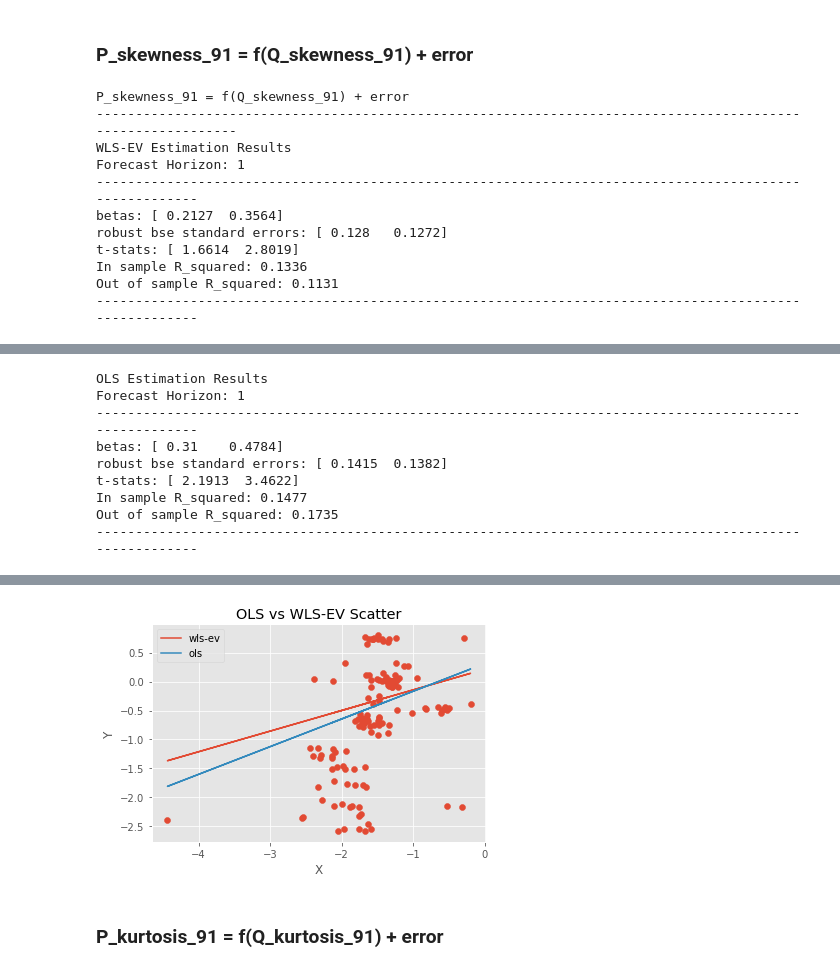
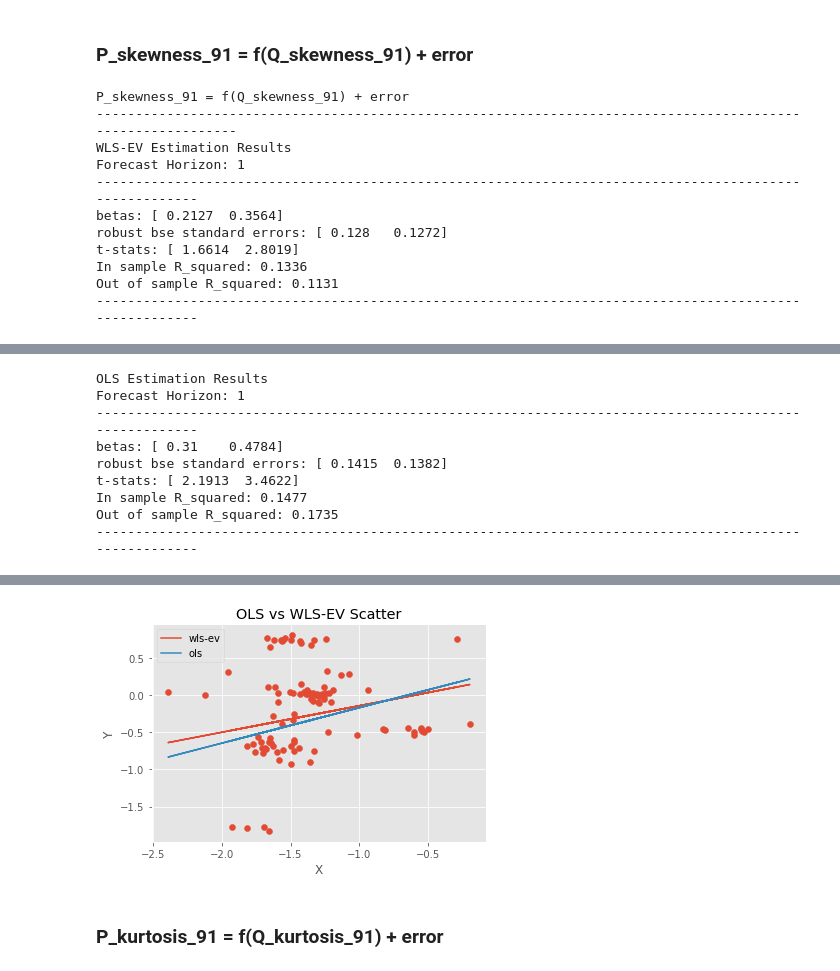
Before and after one commit to tobikuhlmann/robust-linear-forecasting, a Jupyter notebook: wlsev_analysis.ipynb, the cells around one changed output, grey strips where cells are left out. Cells and saved outputs as stored; diff of their text form; code cells hidden in the pictures.

```diff
--- a/wlsev_analysis.ipynb
+++ b/wlsev_analysis.ipynb
@@ -950,9 +976,10 @@ ols_obj.print_results()
 # get data
 X, Y, y_ols = ols_obj.get_plot_data_ols()
 
-# Visualisation
-visualisation.plot_results(X,Y,y_wlsev, y_ols) # time series plot
-visualisation.plot_scatter(X,Y,y_wlsev, y_ols) # scatter plot
+# time series plot
+visualisation.plot_results(X[:100],Y[:100],y_wlsev[:100], y_ols[:100])
+# scatter plot
+visualisation.plot_scatter(X[:100],Y[:100],y_wlsev[:100], y_ols[:100])
 # %% [output]
 P_skewness_91 = f(Q_skewness_91) + error
 ------------------------------------------------------------------------------------------------------------
@@ -979,4 +1006,4 @@ Out of sample R_squared: 0.1735
-[figure, old version]
+[figure, new version]
 # %% [markdown]
 ### P_kurtosis_91 = f(Q_kurtosis_91) + error
 # %%
```
Also changed, not shown: parts of 16 cells of this notebook, 1 other file.
